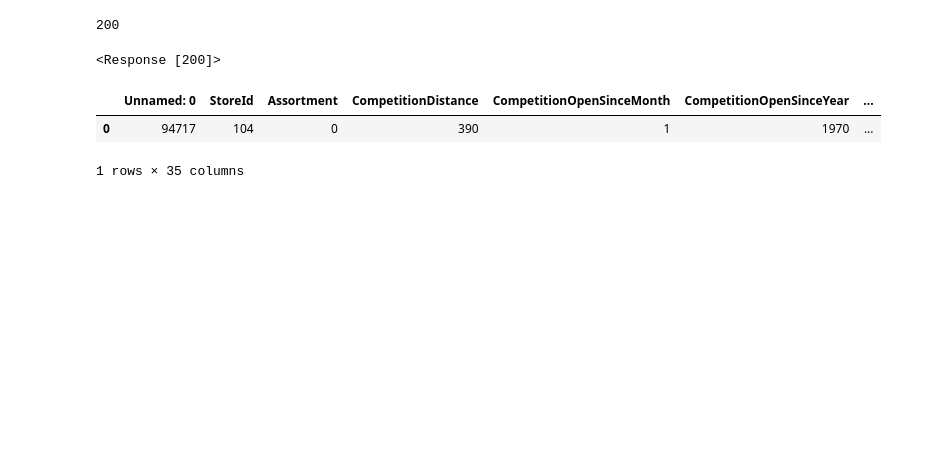
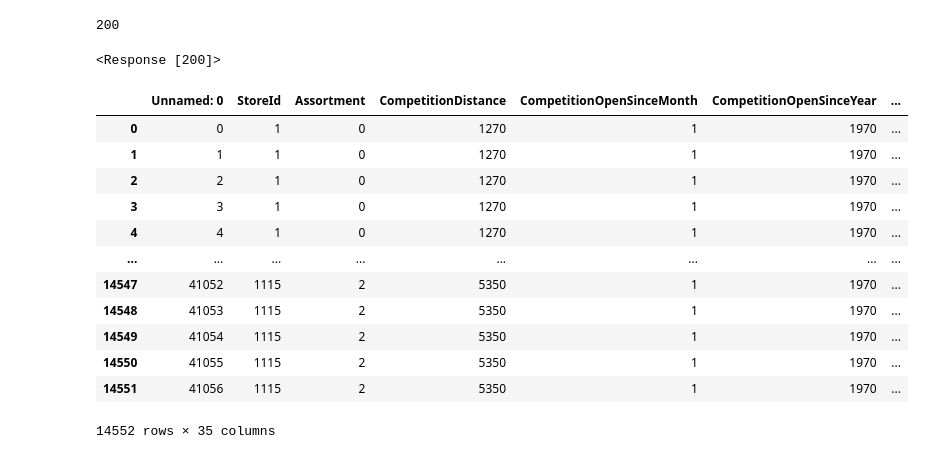
Before and after one commit to nathaliaop/rossman-drugstore-sales, a Jupyter notebook: Jupyter Notebooks/random_forest_regression.ipynb, the cells around one changed output. Drawn from its saved outputs; the diff is of its cells as text; code cells hidden in the pictures; blank space fills up the shorter version.

```diff
--- a/Jupyter Notebooks/random_forest_regression.ipynb
+++ b/Jupyter Notebooks/random_forest_regression.ipynb
@@ -123,8 +132,20 @@ print(r)
 # %% [output]
 <Response [200]>
 # %%
-pd.DataFrame(r.json(), columns=r.json()[0].keys())
+a = pd.DataFrame(r.json(), columns=r.json()[0].keys())
-# %% [output]
-|  | Unnamed: 0 | StoreId | Assortment | CompetitionDistance | CompetitionOpenSinceMonth | CompetitionOpenSinceYear | ... |
-| 0 | 94717 | 104 | 0 | 390 | 1 | 1970 | ... |
-1 rows × 35 columns
+# %%
+display(a)
+# %% [output]
+|  | Unnamed: 0 | StoreId | Assortment | CompetitionDistance | CompetitionOpenSinceMonth | CompetitionOpenSinceYear | ... |
+| 0 | 0 | 1 | 0 | 1270 | 1 | 1970 | ... |
+| 1 | 1 | 1 | 0 | 1270 | 1 | 1970 | ... |
+| 2 | 2 | 1 | 0 | 1270 | 1 | 1970 | ... |
+| 3 | 3 | 1 | 0 | 1270 | 1 | 1970 | ... |
+| 4 | 4 | 1 | 0 | 1270 | 1 | 1970 | ... |
+| ... | ... | ... | ... | ... | ... | ... | ... |
+| 14547 | 41052 | 1115 | 2 | 5350 | 1 | 1970 | ... |
+| 14548 | 41053 | 1115 | 2 | 5350 | 1 | 1970 | ... |
+| 14549 | 41054 | 1115 | 2 | 5350 | 1 | 1970 | ... |
+| 14550 | 41055 | 1115 | 2 | 5350 | 1 | 1970 | ... |
+| 14551 | 41056 | 1115 | 2 | 5350 | 1 | 1970 | ... |
+14552 rows × 35 columns
```
Also changed, not shown: parts of 7 cells of this notebook, 5 other files.
